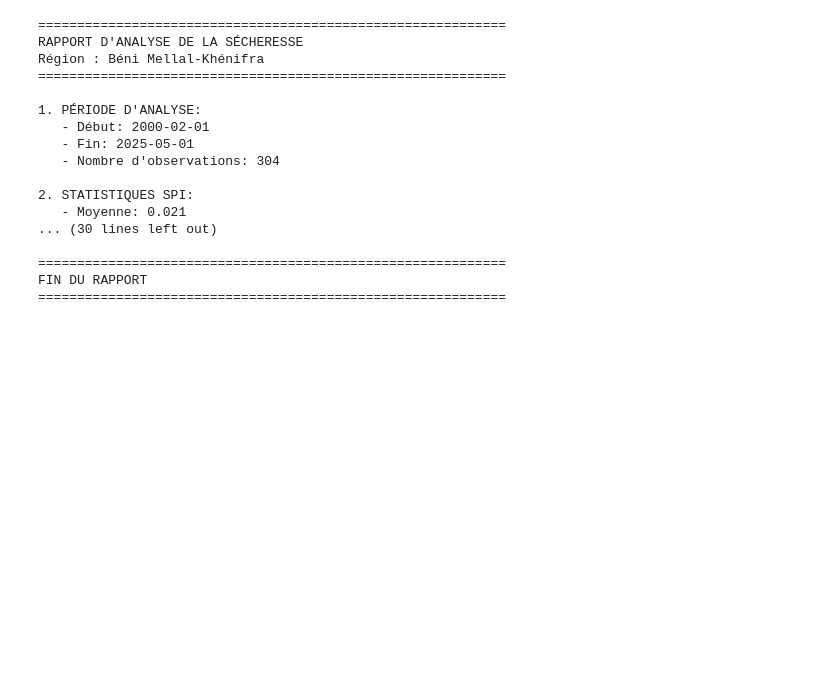
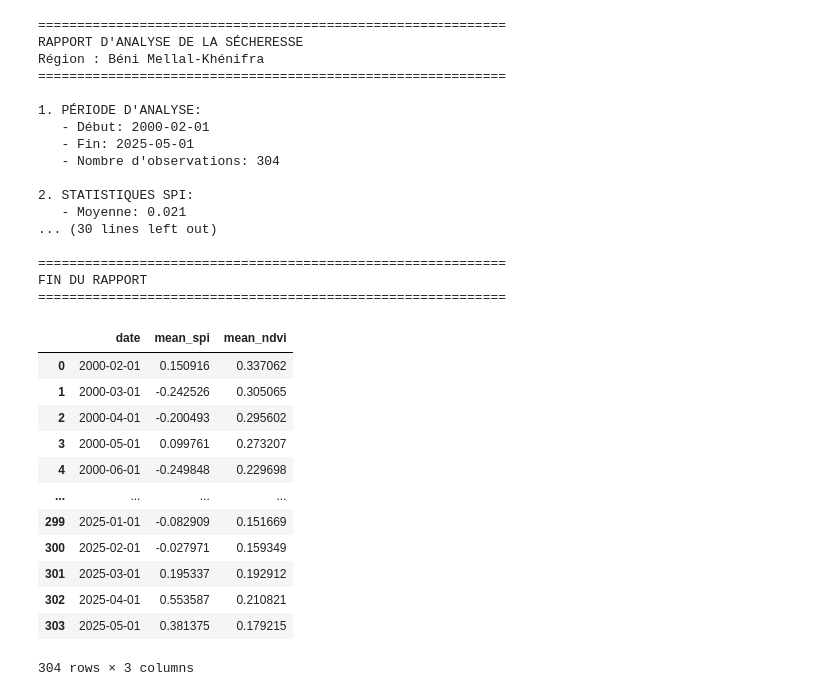
Before and after one commit to adam04-D/Drought-monitoring, a Jupyter notebook: main.ipynb, the cells around one changed output. Cells and saved outputs as stored; diff of their text form; code cells hidden in the pictures; blank space fills up the shorter version.

```diff
--- a/main.ipynb
+++ b/main.ipynb
@@ -445,6 +445,17 @@ Période: 2000-02-01 00:00:00 à 2025-05-01 00:00:00
 # %% [markdown]
 ### Visualisation des cartes NDVI et SPI
 # %%
-year_max_ndvi
-year_min_ndvi
+df = merged_df.copy()
+
+df['date'] = pd.to_datetime(df['date'])
+
+df['year'] = df['date'].dt.year
+
+annual_means = df.groupby('year')[['mean_ndvi', 'mean_spi']].mean().reset_index()
+
+year_greenest = annual_means.loc[annual_means['mean_ndvi'].idxmax(), 'year']
+year_driest = annual_means.loc[annual_means['mean_spi'].idxmin(), 'year']
+
+print(f" Année la plus verte (NDVI max): {year_greenest}")
+print(f"Année la plus sèche (SPI min): {year_driest}")
 # %% [output]
@@ -1244,3 +1251,19 @@ def create_interactive_dashboard(df, drought_events):
     return fig
 # %%
 create_interactive_dashboard(merged_df, drought_events)
+# %%
+merged_df
+# %% [output]
+|  | date | mean_spi | mean_ndvi |
+| 0 | 2000-02-01 | 0.150916 | 0.337062 |
+| 1 | 2000-03-01 | -0.242526 | 0.305065 |
+| 2 | 2000-04-01 | -0.200493 | 0.295602 |
+| 3 | 2000-05-01 | 0.099761 | 0.273207 |
+| 4 | 2000-06-01 | -0.249848 | 0.229698 |
+| ... | ... | ... | ... |
+| 299 | 2025-01-01 | -0.082909 | 0.151669 |
+| 300 | 2025-02-01 | -0.027971 | 0.159349 |
+| 301 | 2025-03-01 | 0.195337 | 0.192912 |
+| 302 | 2025-04-01 | 0.553587 | 0.210821 |
+| 303 | 2025-05-01 | 0.381375 | 0.179215 |
+304 rows × 3 columns
```
Also changed, not shown: parts of 5 cells of this notebook.
